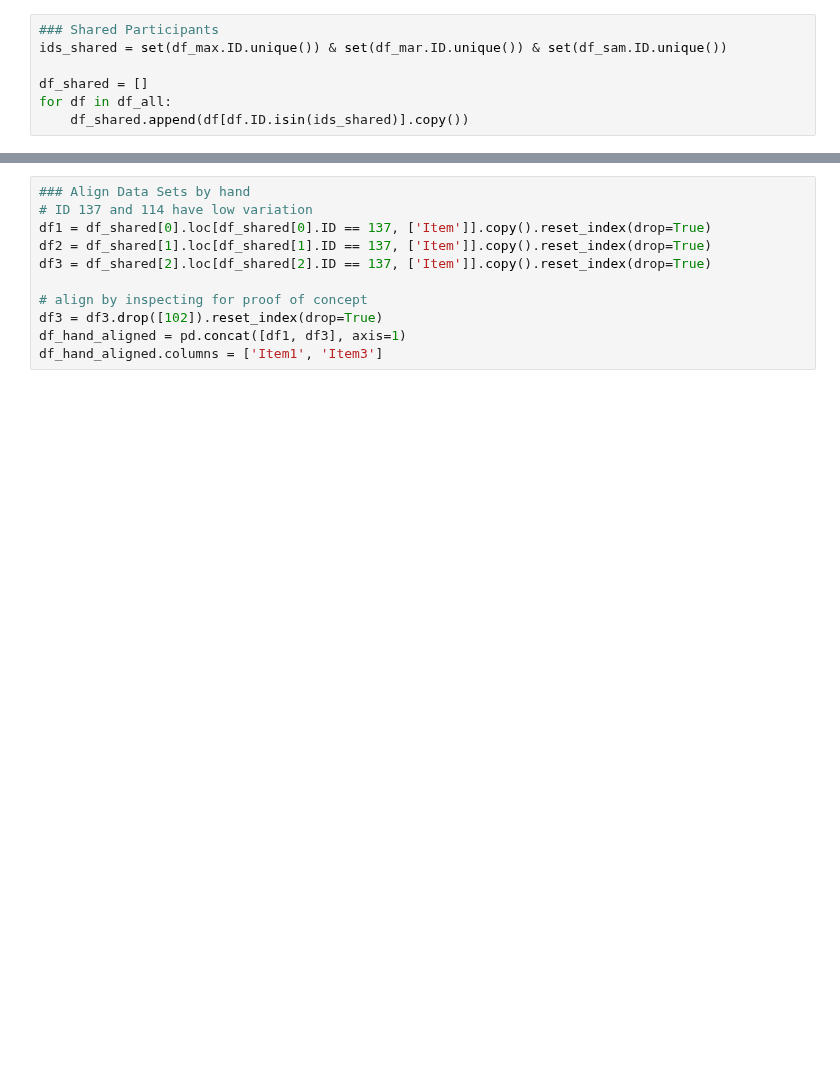
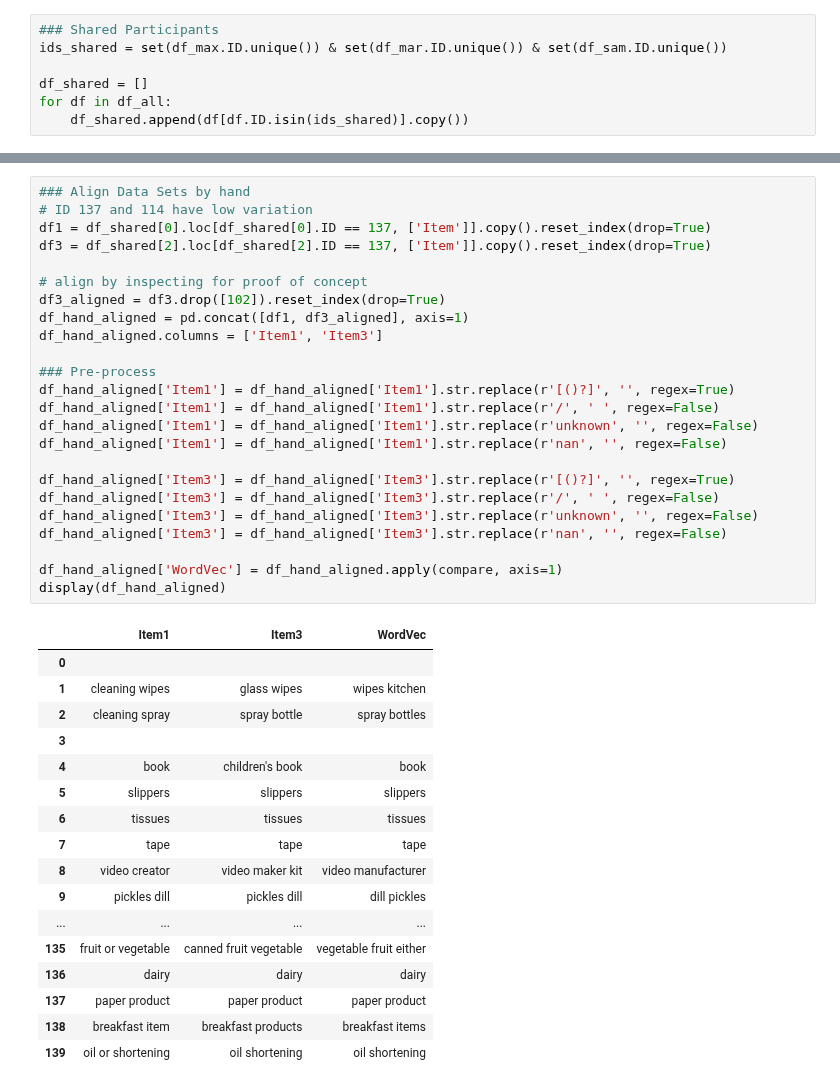
Before and after one commit to jjailer/grocery-receipt-data-cleaning, a Jupyter notebook: Scripts/merge.ipynb, the cells around one changed output, grey strips where cells are left out. Drawn from its saved outputs; the diff is of its cells as text; blank space fills up the shorter version.

```diff
--- a/Scripts/merge.ipynb
+++ b/Scripts/merge.ipynb
@@ -73,12 +62,43 @@ df_hand_aligned['Item3'] = df_hand_aligned['Item3'].str.replace('nan', '', regex
 # %%
 ### Align Data Sets by hand
 # ID 137 and 114 have low variation
 df1 = df_shared[0].loc[df_shared[0].ID == 137, ['Item']].copy().reset_index(drop=True)
-df2 = df_shared[1].loc[df_shared[1].ID == 137, ['Item']].copy().reset_index(drop=True)
 df3 = df_shared[2].loc[df_shared[2].ID == 137, ['Item']].copy().reset_index(drop=True)
 
 # align by inspecting for proof of concept
-df3 = df3.drop([102]).reset_index(drop=True)
-df_hand_aligned = pd.concat([df1, df3], axis=1)
+df3_aligned = df3.drop([102]).reset_index(drop=True)
+df_hand_aligned = pd.concat([df1, df3_aligned], axis=1)
 df_hand_aligned.columns = ['Item1', 'Item3']
+
+### Pre-process
+df_hand_aligned['Item1'] = df_hand_aligned['Item1'].str.replace(r'[()?]', '', regex=True)
+df_hand_aligned['Item1'] = df_hand_aligned['Item1'].str.replace(r'/', ' ', regex=False)
+df_hand_aligned['Item1'] = df_hand_aligned['Item1'].str.replace(r'unknown', '', regex=False)
+df_hand_aligned['Item1'] = df_hand_aligned['Item1'].str.replace(r'nan', '', regex=False)
+
+df_hand_aligned['Item3'] = df_hand_aligned['Item3'].str.replace(r'[()?]', '', regex=True)
+df_hand_aligned['Item3'] = df_hand_aligned['Item3'].str.replace(r'/', ' ', regex=False)
+df_hand_aligned['Item3'] = df_hand_aligned['Item3'].str.replace(r'unknown', '', regex=False)
+df_hand_aligned['Item3'] = df_hand_aligned['Item3'].str.replace(r'nan', '', regex=False)
+
+df_hand_aligned['WordVec'] = df_hand_aligned.apply(compare, axis=1)
+display(df_hand_aligned)
+# %% [output]
+|  | Item1 | Item3 | WordVec |
+| 0 |  |  |  |
+| 1 | cleaning wipes | glass wipes | wipes kitchen |
+| 2 | cleaning spray | spray bottle | spray bottles |
+| 3 |  |  |  |
+| 4 | book | children's book | book |
+| 5 | slippers | slippers | slippers |
+| 6 | tissues | tissues | tissues |
+| 7 | tape | tape | tape |
+| 8 | video creator | video maker kit | video manufacturer |
+| 9 | pickles dill | pickles dill | dill pickles |
+| ... | ... | ... | ... |
+| 135 | fruit or vegetable | canned fruit vegetable | vegetable fruit either |
+| 136 | dairy | dairy | dairy |
+| 137 | paper product | paper product | paper product |
+| 138 | breakfast item | breakfast products | breakfast items |
+| 139 | oil or shortening | oil shortening | oil shortening |
 # %%
```
Also changed, not shown: parts of 4 cells of this notebook.
